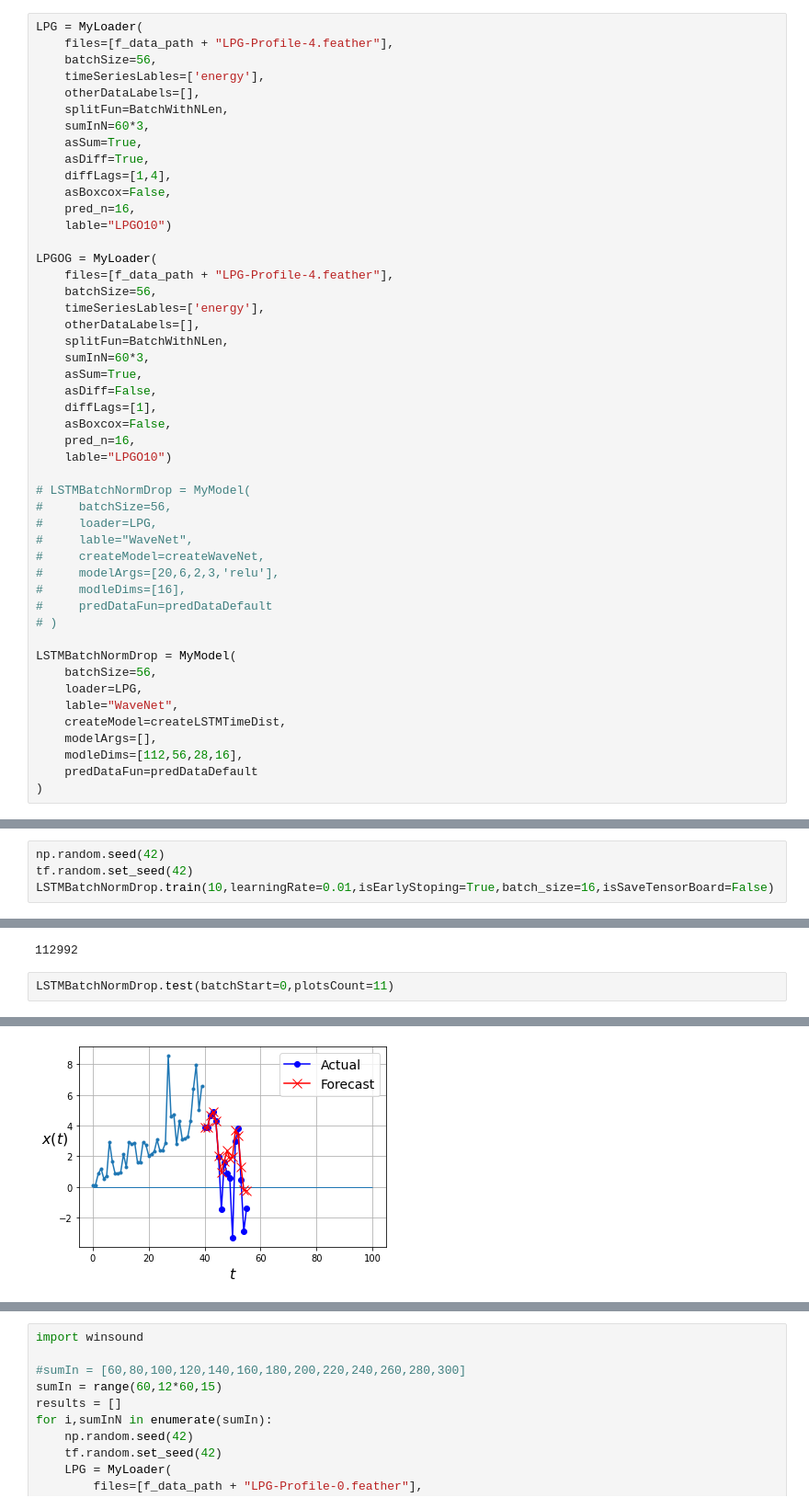
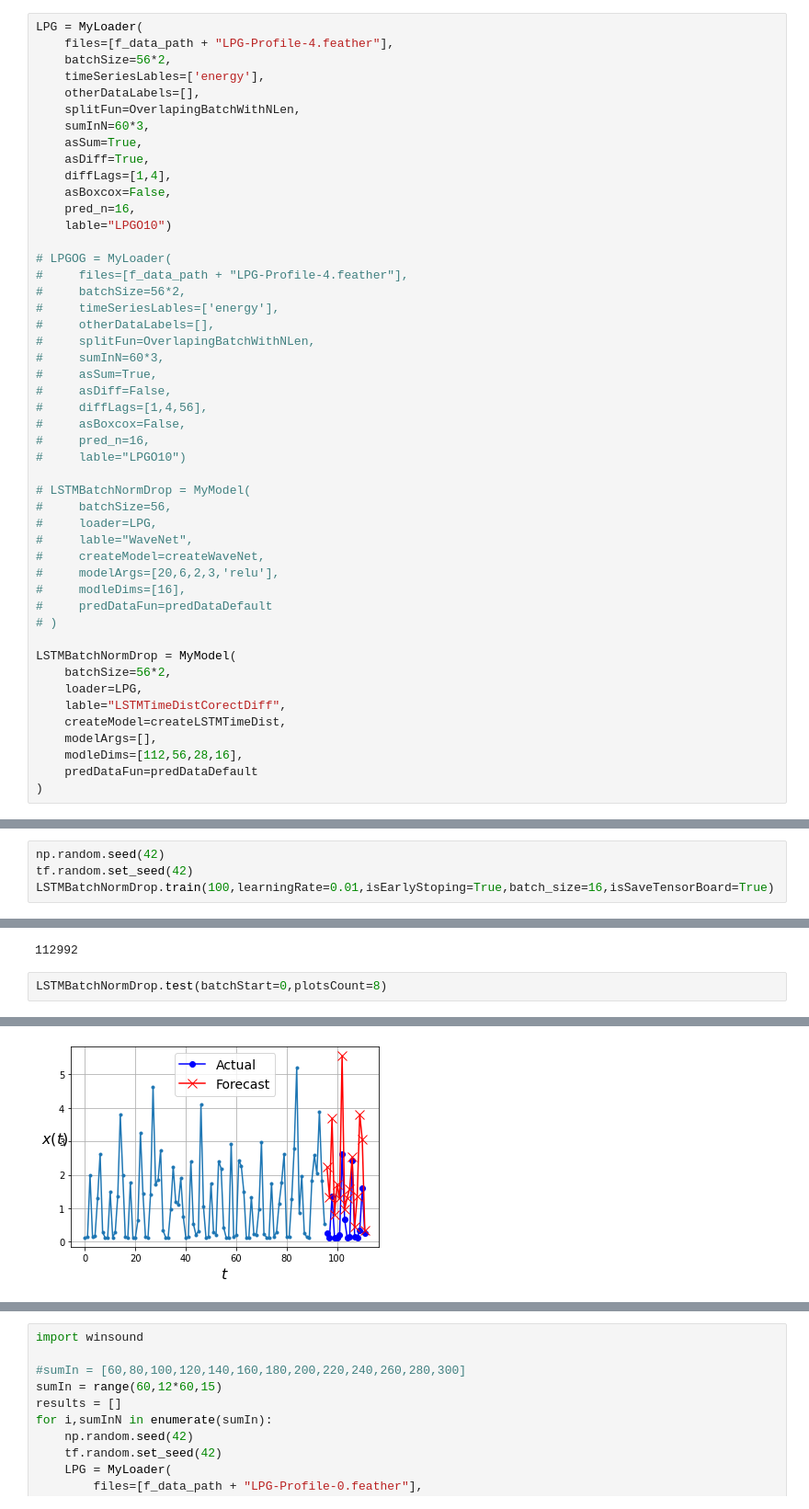
Before and after one commit to jurek1029/HouseholdEnergyPredictor, a Jupyter notebook: RNN-2.ipynb, the cells around one changed output, grey strips where cells are left out. Shown: that part at 92% size. Saved outputs shown, nothing was run; the diff lists cells and outputs as text.

Commit message:
Diff To remove Make Time series Staic

```diff
--- a/RNN-2.ipynb
+++ b/RNN-2.ipynb
@@ -669,10 +674,10 @@ SimpleRNNWithOtherData = MyModel(
 # %%
 LPG = MyLoader(
     files=[f_data_path + "LPG-Profile-4.feather"],
-    batchSize=56,
+    batchSize=56*2,
     timeSeriesLables=['energy'],
     otherDataLabels=[],
-    splitFun=BatchWithNLen,
+    splitFun=OverlapingBatchWithNLen,
     sumInN=60*3,
     asSum=True,
     asDiff=True,
@@ -681,19 +686,19 @@ LPG = MyLoader(
     pred_n=16,
     lable="LPGO10")
 
-LPGOG = MyLoader(
-    files=[f_data_path + "LPG-Profile-4.feather"],
-    batchSize=56,
-    timeSeriesLables=['energy'],
-    otherDataLabels=[],
-    splitFun=BatchWithNLen,
-    sumInN=60*3,
-    asSum=True,
-    asDiff=False,
-    diffLags=[1],
-    asBoxcox=False,
-    pred_n=16,
-    lable="LPGO10")
+# LPGOG = MyLoader(
+#     files=[f_data_path + "LPG-Profile-4.feather"],
+#     batchSize=56*2,
+#     timeSeriesLables=['energy'],
+#     otherDataLabels=[],
+#     splitFun=OverlapingBatchWithNLen,
+#     sumInN=60*3,
+#     asSum=True,
+#     asDiff=False,
+#     diffLags=[1,4,56],
+#     asBoxcox=False,
+#     pred_n=16,
+#     lable="LPGO10")
 
 # LSTMBatchNormDrop = MyModel(
 #     batchSize=56,
@@ -706,9 +711,9 @@ LPGOG = MyLoader(
 # )
 
 LSTMBatchNormDrop = MyModel(
-    batchSize=56,
+    batchSize=56*2,
     loader=LPG,
-    lable="WaveNet",
+    lable="LSTMTimeDistCorectDiff",
     createModel=createLSTMTimeDist,
     modelArgs=[],
     modleDims=[112,56,28,16],
@@ -761,5 +766,5 @@ plt.plot(np.arange(len(xx),len(xx) + len(yy)), yy)
 # %%
 np.random.seed(42)
 tf.random.set_seed(42)
-LSTMBatchNormDrop.train(10,learningRate=0.01,isEarlyStoping=True,batch_size=16,isSaveTensorBoard=False)
+LSTMBatchNormDrop.train(100,learningRate=0.01,isEarlyStoping=True,batch_size=16,isSaveTensorBoard=True)
 # %% [output]
@@ -859,6 +854,6 @@ _________________________________________________________________
 # %% [output]
 112992
 # %%
-LSTMBatchNormDrop.test(batchStart=0,plotsCount=11)
+LSTMBatchNormDrop.test(batchStart=0,plotsCount=8)
 # %% [output]
 0
@@ -886 +872 @@ lag: 1
-[figure, old version]
+[figure, new version]
```
Also changed, not shown: parts of 8 cells of this notebook, 1 other file.
